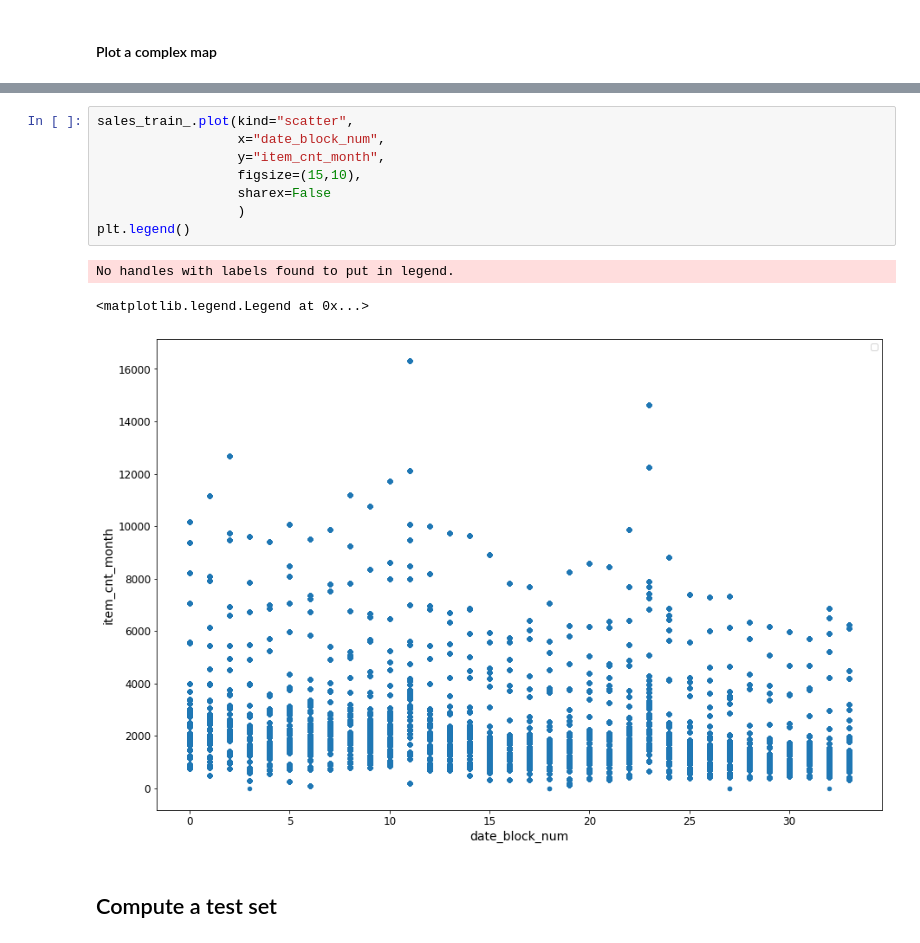
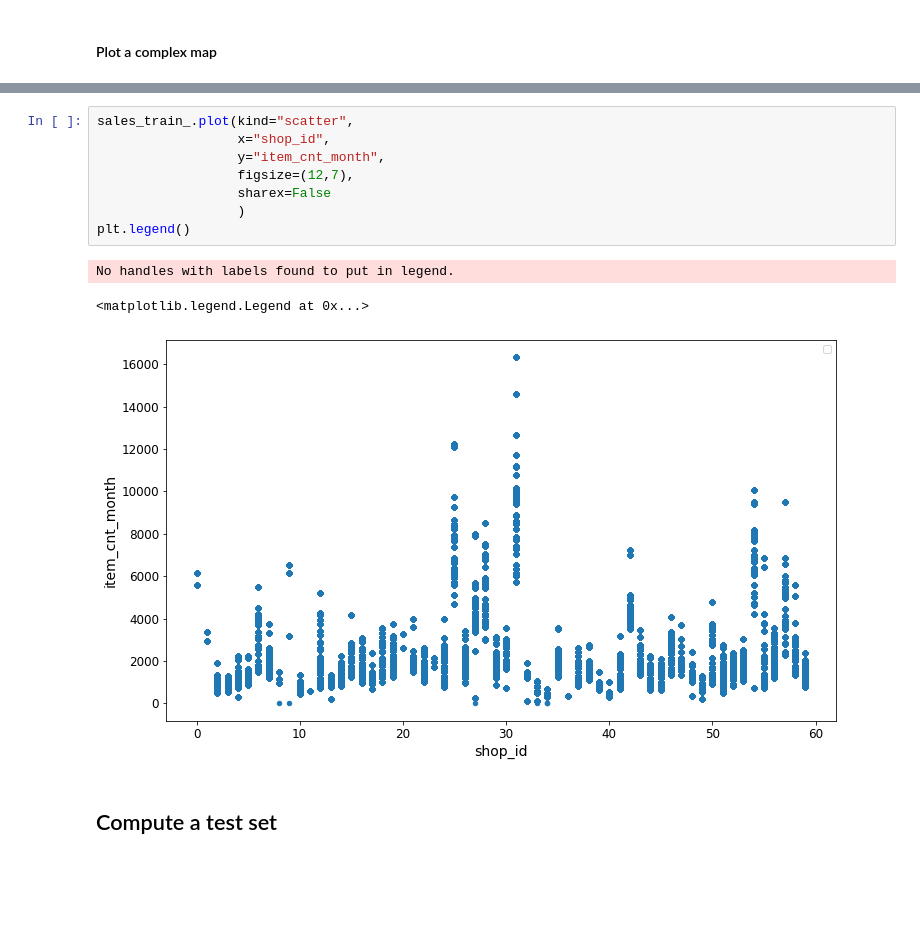
Before and after one commit to nyculescu/kaggle__competitive_data_science_predict_future_sales, a Jupyter notebook: 01_kernel_nb.ipynb, the cells around one changed output, grey strips where cells are left out. Saved outputs shown, nothing was run; the diff lists cells and outputs as text; blank space fills up the shorter version.

```diff
--- a/01_kernel_nb.ipynb
+++ b/01_kernel_nb.ipynb
@@ -539,15 +564,15 @@ plt.legend()
 # %%
 sales_train_.plot(kind="scatter",
-                  x="date_block_num",
+                  x="shop_id",
                   y="item_cnt_month",
-                  figsize=(15,10),
+                  figsize=(12,7),
                   sharex=False
                   )
 plt.legend()
 # %% [output]
 No handles with labels found to put in legend.
 <matplotlib.legend.Legend at 0x...>
-[figure, old version]
+[figure, new version]
 # %% [markdown]
 ## Compute a test set
 # %% [markdown]
```
Also changed, not shown: parts of 20 cells of this notebook.
